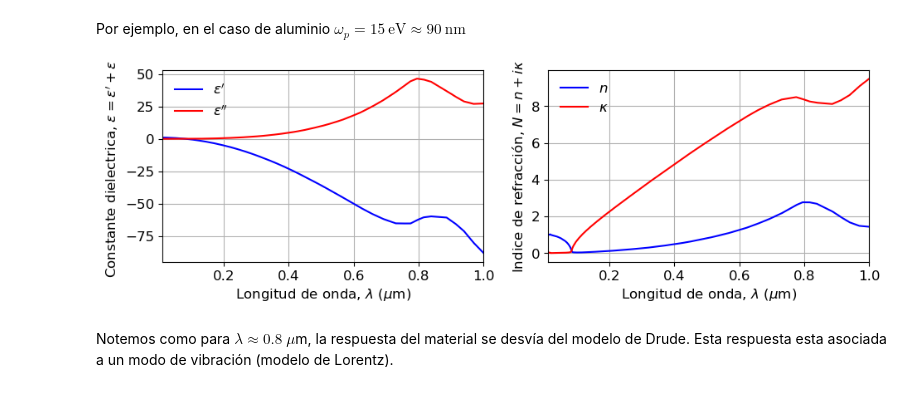
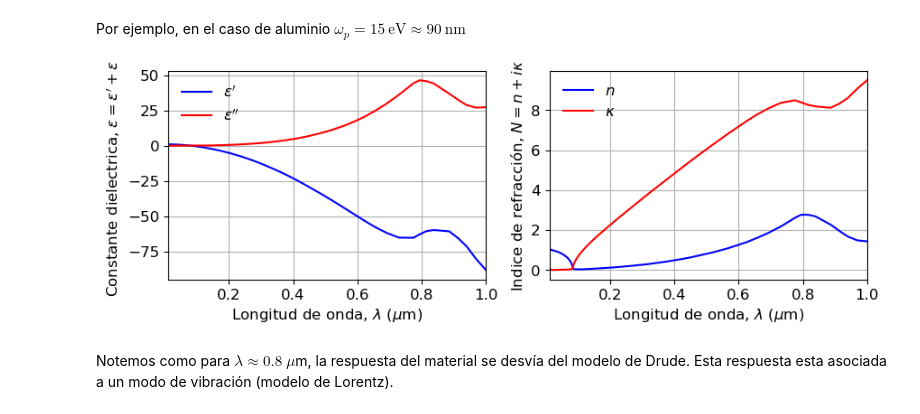
Before and after one commit to PanxoPanza/conversion_solar_termica, a Jupyter notebook: _build/html/_sources/03_Interacción_materia-luz/03_Interacción_materia-luz.ipynb, the cells around one changed output. Saved outputs shown, nothing was run; the diff lists cells and outputs as text; code cells hidden in the pictures.

```diff
--- a/_build/html/_sources/03_Interacción_materia-luz/03_Interacción_materia-luz.ipynb
+++ b/_build/html/_sources/03_Interacción_materia-luz/03_Interacción_materia-luz.ipynb
@@ -418,35 +418,35 @@ Por ejemplo, en el caso de aluminio $\omega_p = 15~\mathrm{eV}\approx 90~\mathrm
 # %%
 import numpy as np
 import matplotlib.pyplot as plt
 import empylib.nklib as nk
 
 # índice de refracción y constante dielectrica aluminio
 lam = np.linspace(0.01,1.0,1000)        # espectro de longitudes de onda (um)
 N1 = nk.Al(lam)                         # índice de refracción
 eps1 = N1**2                            # constante dieléctrica
 
 # formateamos el lienzo para graficar
 fig, ax = plt.subplots(1,2)             # número de ejes en la figura
-fig.set_size_inches(11, 3)              # tamaño de la figura
+fig.set_size_inches(10, 3)              # tamaño de la figura
 plt.rcParams['font.size'] = '12'        # tamaño de fuente
 
 # graficamos
 ax[0].plot(lam,eps1.real,'b',label=r"$\varepsilon'$")
 ax[0].plot(lam,eps1.imag,'r',label=r"$\varepsilon''$")
 ax[1].plot(lam,N1.real,'b',label=r"$n$")
 ax[1].plot(lam,N1.imag,'r',label=r"$\kappa$")
 
 # formateamos los ejes
 for i in [0,1]:
     ax[i].set_xlabel('Longitud de onda, $\lambda$ ($\mu$m)')
     ax[i].grid()
     ax[i].set_xlim(0.01,1.0)
     ax[i].legend(frameon=False)
 ax[0].set_ylabel(r"Constante dielectrica, $\varepsilon = \varepsilon'+ \varepsilon''$")
 ax[1].set_ylabel(r'Indice de refracción, $N = n + i\kappa$')
 plt.show()
 # %% [output]
-[figure, old version]
+[figure, new version]
 # %% [markdown]
 Notemos como para $\lambda \approx 0.8$ $\mu$m, la respuesta del material se desvía del modelo de Drude. Esta respuesta esta asociada a un modo de vibración (modelo de Lorentz).
 # %% [markdown]
```
Also changed, not shown: parts of 11 cells of this notebook, 16 other files.
